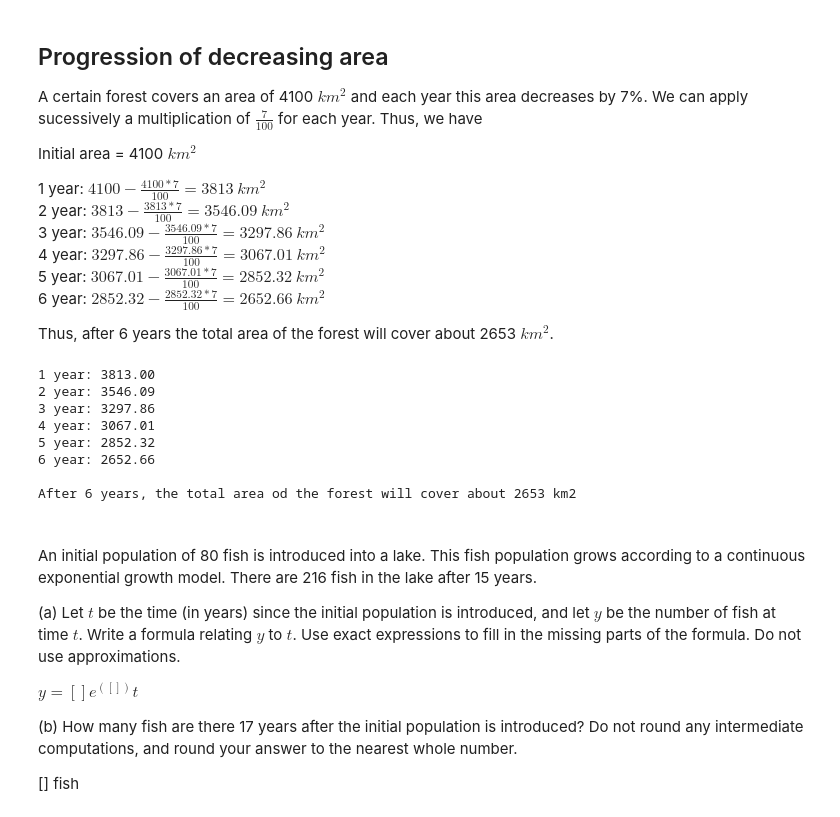
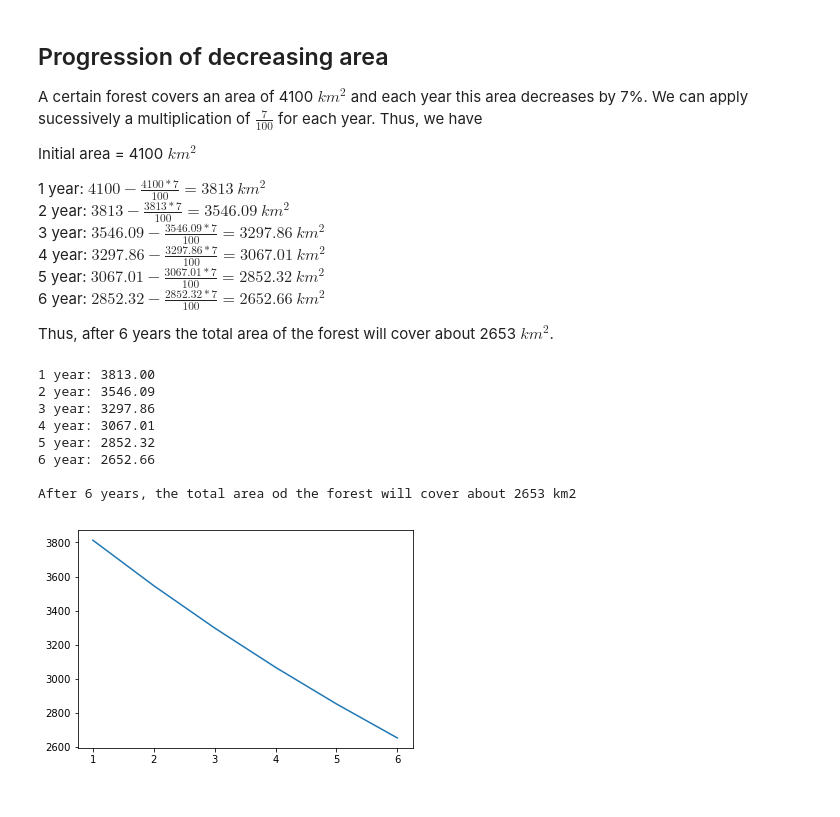
Before and after one commit to rogergranada/MOOCs, a Jupyter notebook: edX/ASUx/MAT170x/KnowledgeCheck.ipynb, the cells around one changed output. Saved outputs shown, nothing was run; the diff lists cells and outputs as text; code cells hidden in the pictures.

```diff
--- a/edX/ASUx/MAT170x/KnowledgeCheck.ipynb
+++ b/edX/ASUx/MAT170x/KnowledgeCheck.ipynb
@@ -258,33 +259,28 @@ Thus, after 6 years the total area of the forest will cover about 2653 $km^2$.
 # %%
 initial = 4100
 years = 6
 
 updated = initial
+vindex, vplot = [], []
 for y in range(1, years+1):
     updated = updated - (updated*7.)/100.
     print '%d year: %.2f' % (y, updated)
+    vindex.append(y)
+    vplot.append(updated)
 
 print
 print 'After %d years, the total area od the forest will cover about %.f km2' % (y, updated)
+
+plt.clf()
+plt.plot(vindex, vplot)
+plt.show()
 # %% [output]
 1 year: 3813.00
 2 year: 3546.09
 3 year: 3297.86
 4 year: 3067.01
 5 year: 2852.32
 6 year: 2652.66
 
 After 6 years, the total area od the forest will cover about 2653 km2
+[figure, added]
-# %% [markdown]
-##
-An initial population of 80 fish is introduced into a lake. This fish population grows according to a continuous exponential growth model. There are 216 fish in the lake after 15 years.
-
-(a) Let $t$ be the time (in years) since the initial population is introduced, and let $y$ be the number of fish at time $t$. Write a formula relating $y$ to $t$. Use exact expressions to fill in the missing parts of the formula. Do not use approximations.
-
-$
-y = []e^{([])}t
-$
-
-(b) How many fish are there 17 years after the initial population is introduced? Do not round any intermediate computations, and round your answer to the nearest whole number.
-
-[] fish
```
Also changed, not shown: parts of 11 cells of this notebook.
